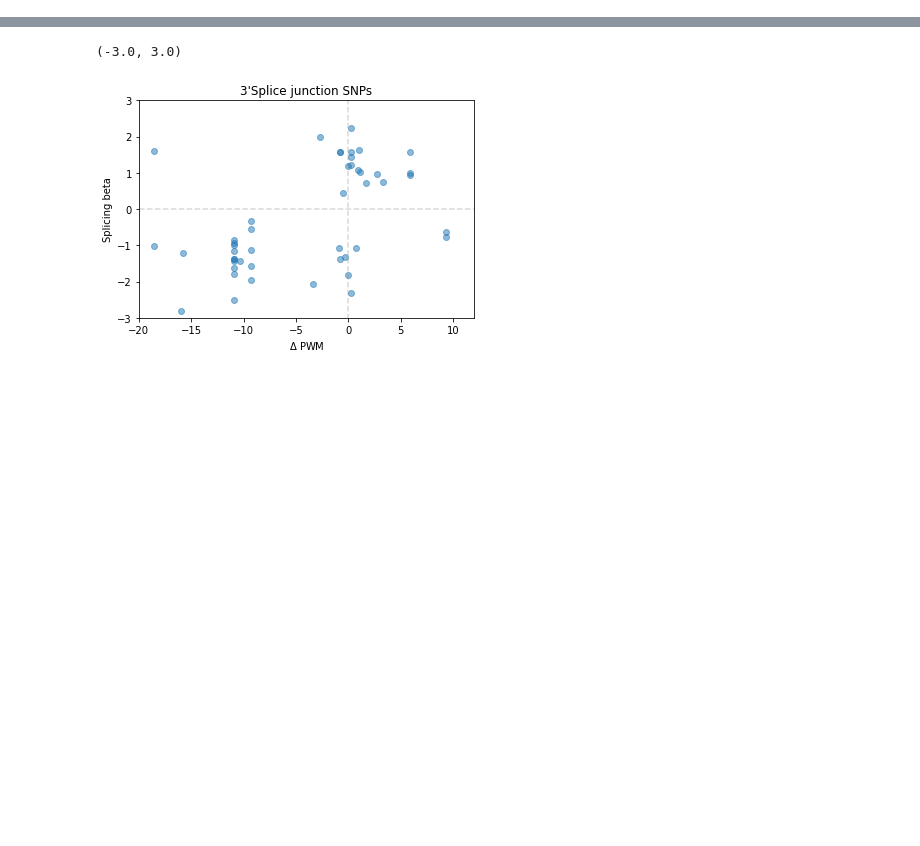
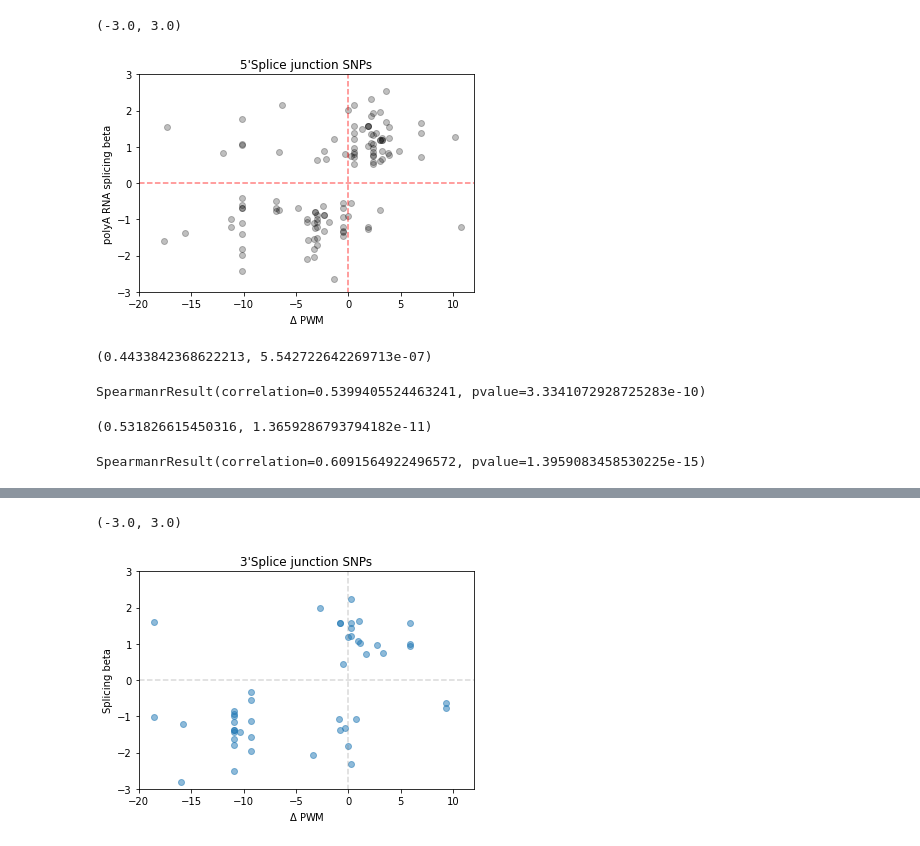
Before and after one commit to bfairkun/ChromatinSplicingQTLs, a Jupyter notebook: analysis/hyprcoloc_analysis.ipynb, the cells around one changed output, grey strips where cells are left out. Drawn from its saved outputs; the diff is of its cells as text; code cells hidden in the pictures; blank space fills up the shorter version.

```diff
--- a/analysis/hyprcoloc_analysis.ipynb
+++ b/analysis/hyprcoloc_analysis.ipynb
@@ -280,0 +504,12 @@ plt.ylim([-3, 3])
+# %%
+plt.plot([0, 0], [-5, 5], linestyle='--', alpha=0.5, c='red')
+plt.plot([-20, 20], [0, 0], linestyle='--', alpha=0.5, c='red')
+plt.scatter(mut_diff, beta, alpha = 0.25, c='black')
+plt.xlabel(r'$\Delta$ PWM')
+plt.ylabel('polyA RNA splicing beta')
+plt.title("5'Splice junction SNPs")
+plt.xlim([-20, 12])
+plt.ylim([-3, 3])
+# %% [output]
+(-3.0, 3.0)
+[figure, added]
@@ -280,0 +518,16 @@ plt.ylim([-3, 3])
+# %%
+pearsonr(mut_diff, beta)
+# %% [output]
+(0.4433842368622213, 5.542722642269713e-07)
+# %%
+spearmanr(mut_diff, beta)
+# %% [output]
+SpearmanrResult(correlation=0.5399405524463241, pvalue=3.3341072928725283e-10)
+# %%
+pearsonr(ch_mut_diff, ch_beta)
+# %% [output]
+(0.531826615450316, 1.3659286793794182e-11)
+# %%
+spearmanr(ch_mut_diff, ch_beta)
+# %% [output]
+SpearmanrResult(correlation=0.6091564922496572, pvalue=1.3959083458530225e-15)
```
Also changed, not shown: parts of 25 cells of this notebook, 4 other files.
